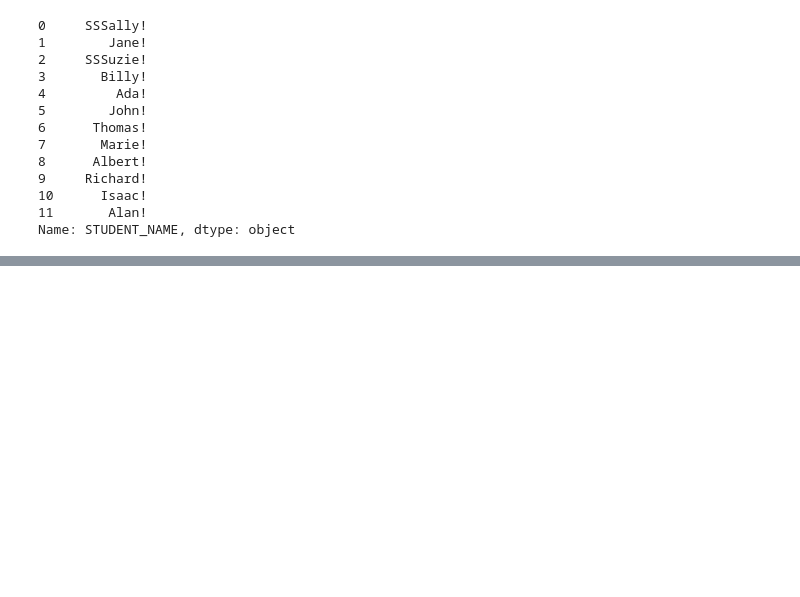
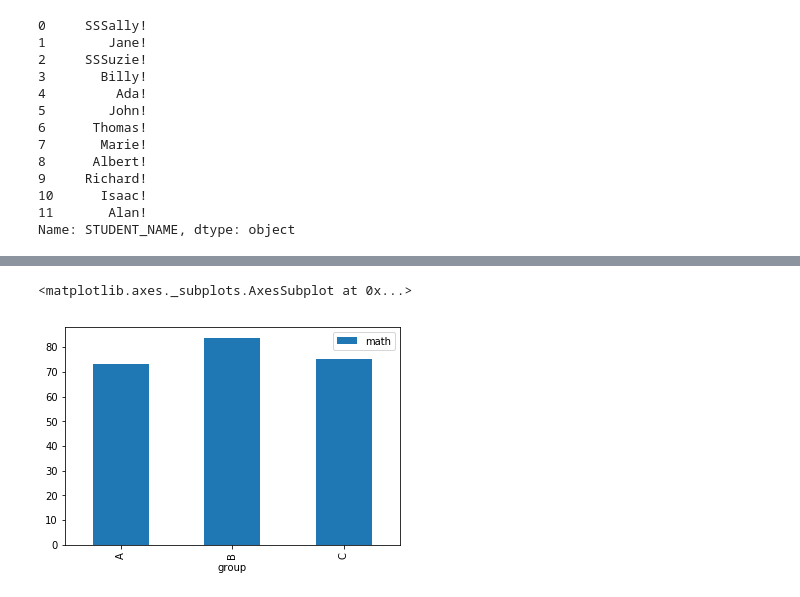
Before and after one commit to CodeupClassroom/ada-python-exercises, a Jupyter notebook: pandas_lesson.ipynb, the cells around one changed output, grey strips where cells are left out. Saved outputs shown, nothing was run; the diff lists cells and outputs as text; code cells hidden in the pictures; blank space fills up the shorter version.

```diff
--- a/pandas_lesson.ipynb
+++ b/pandas_lesson.ipynb
@@ -364,0 +450,5 @@ Name: STUDENT_NAME, dtype: object
+# %%
+df[['math', 'group']].groupby('group').mean().plot.bar()
+# %% [output]
+<matplotlib.axes._subplots.AxesSubplot at 0x...>
+[figure, added]
```
Also changed, not shown: parts of 8 cells of this notebook.
